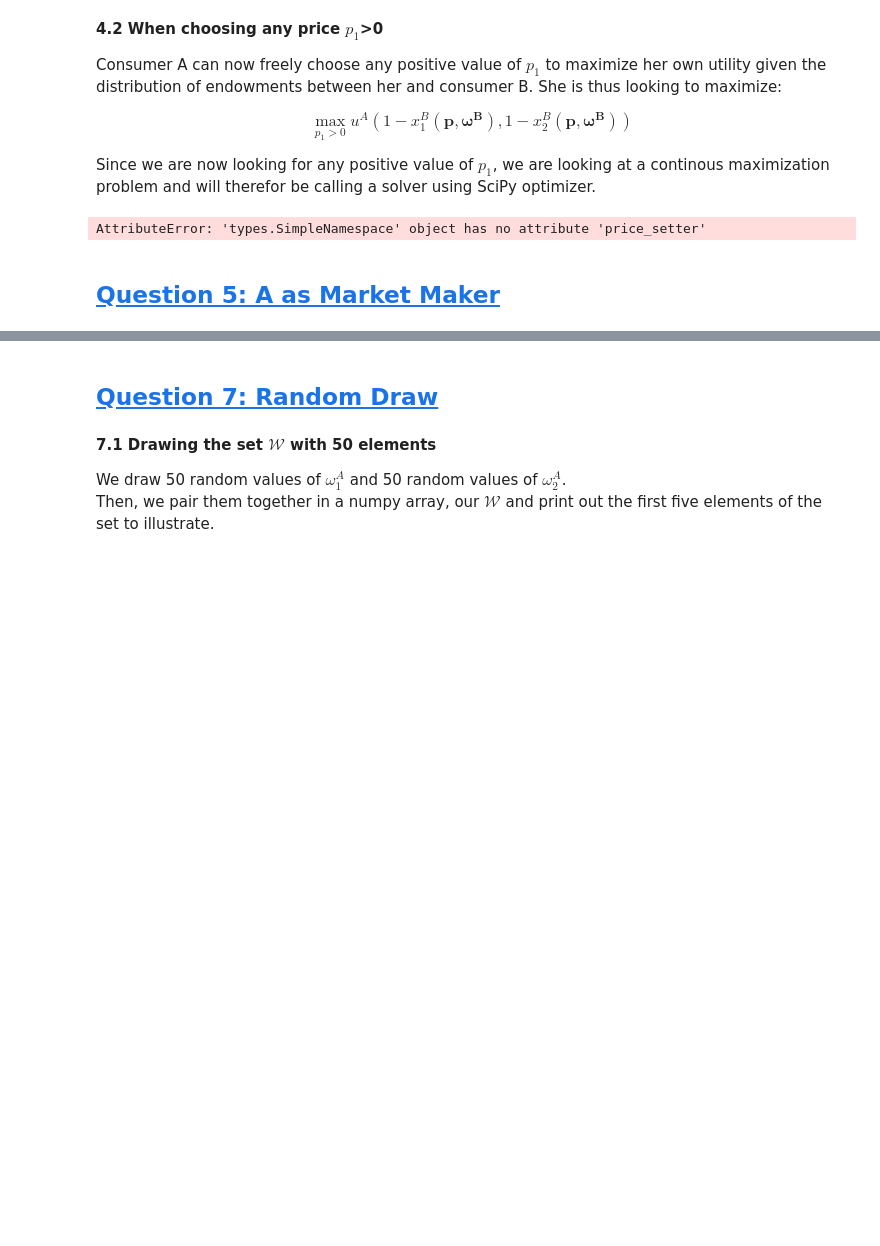
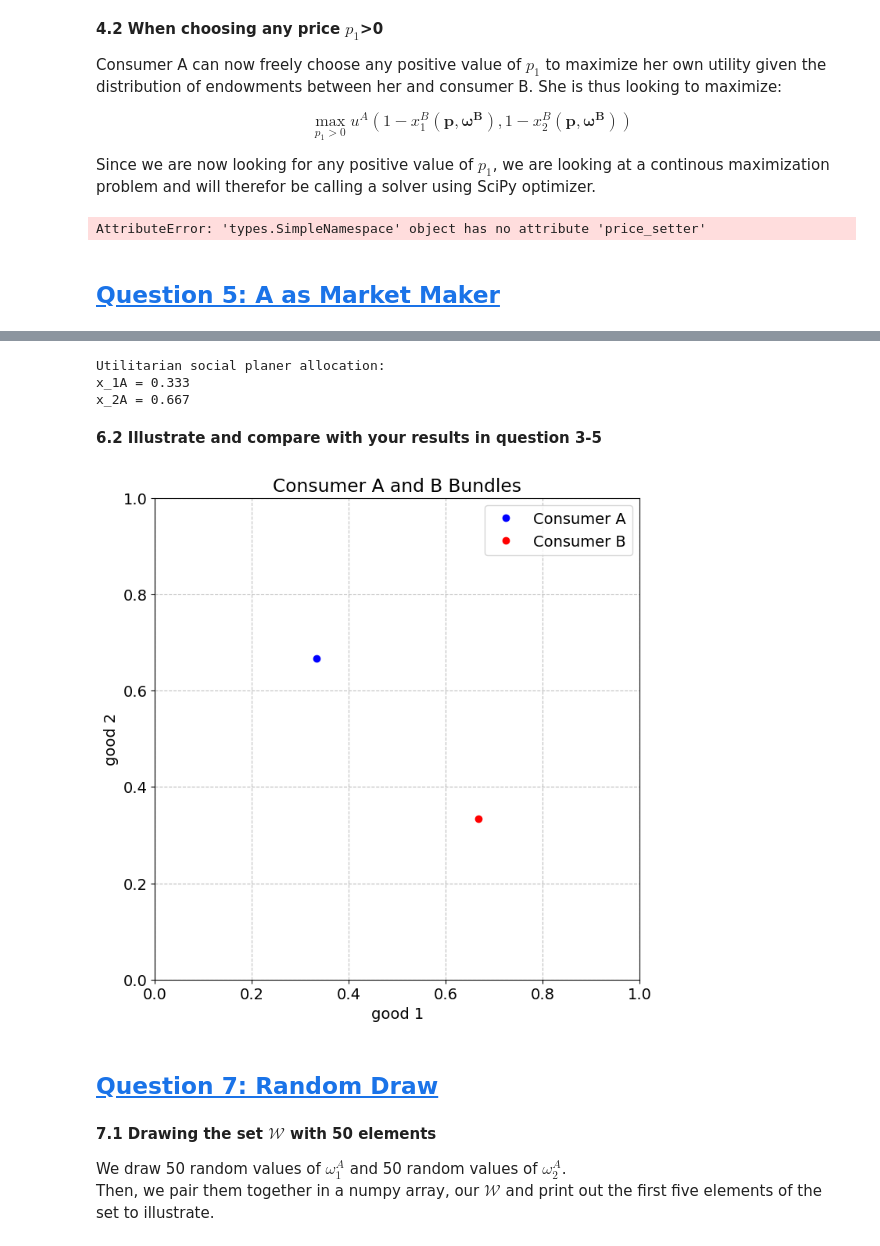
Before and after one commit to NumEconCopenhagen/Projects_2024_Emma-Anna-Oscar, a Jupyter notebook: inauguralproject/inauguralproject.ipynb, the cells around one changed output, grey strips where cells are left out. Saved outputs shown, nothing was run; the diff lists cells and outputs as text; code cells hidden in the pictures; blank space fills up the shorter version.

```diff
--- a/inauguralproject/inauguralproject.ipynb
+++ b/inauguralproject/inauguralproject.ipynb
@@ -205,3 +220,32 @@ AttributeError: 'types.SimpleNamespace' object has no attribute 'price_setter'
+# %%
+optimal_allocation = model.utilitarian_planner()
+
+print("Utilitarian social planer allocation:")
+print(f"x_1A = {optimal_allocation[0]:.3f}")
+print(f"x_2A = {optimal_allocation[1]:.3f}")
+# %% [output]
+Utilitarian social planer allocation:
+x_1A = 0.333
+x_2A = 0.667
+# %% [markdown]
+**6.2 Illustrate and compare with your results in question 3-5**
+# %%
+x1A, x2A = optimal_allocation
+x1B, x2B = 1 - x1A, 1 - x2A
+
+plt.figure(figsize=(8, 8))
+plt.plot([x1A], [x2A], 'bo', label='Consumer A')
+plt.plot([x1B], [x2B], 'ro', label='Consumer B')
+plt.xlabel('good 1')
+plt.ylabel('good 2')
+plt.title('Consumer A and B Bundles')
+plt.legend()
+plt.grid(True)
+plt.xlim(0,1)
+plt.ylim(0,1)
+plt.show()
+# %% [output]
+[figure, added]
 # %% [markdown]
 ## <a id='toc7_'></a>[Question 7: Random Draw](#toc7_)
 # %% [markdown]
```
Also changed, not shown: parts of 11 cells of this notebook, 1 other file.
